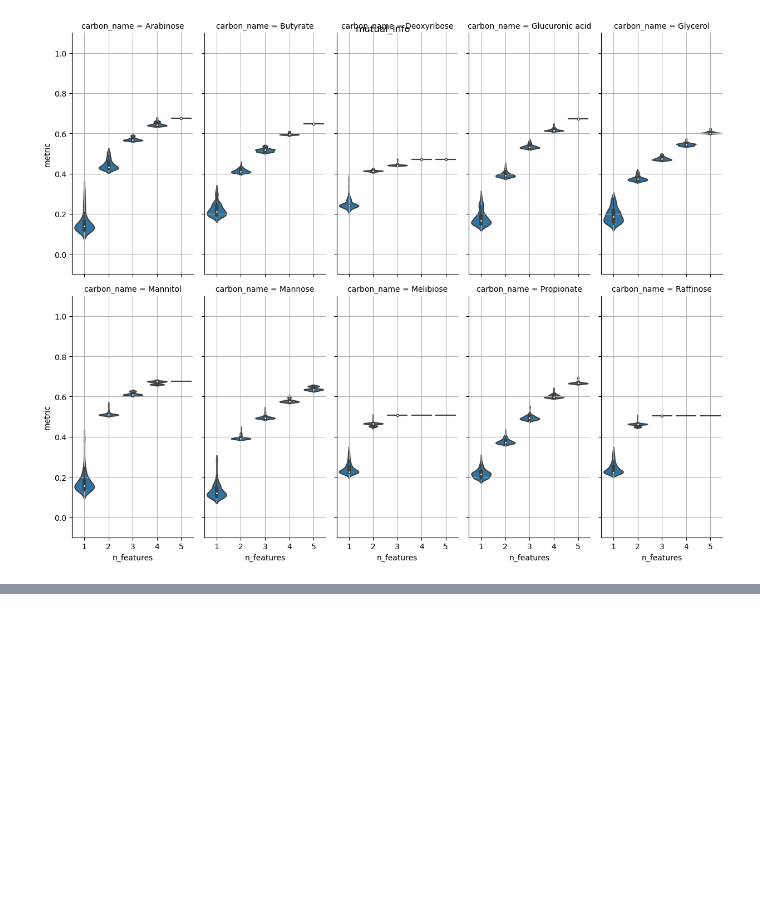
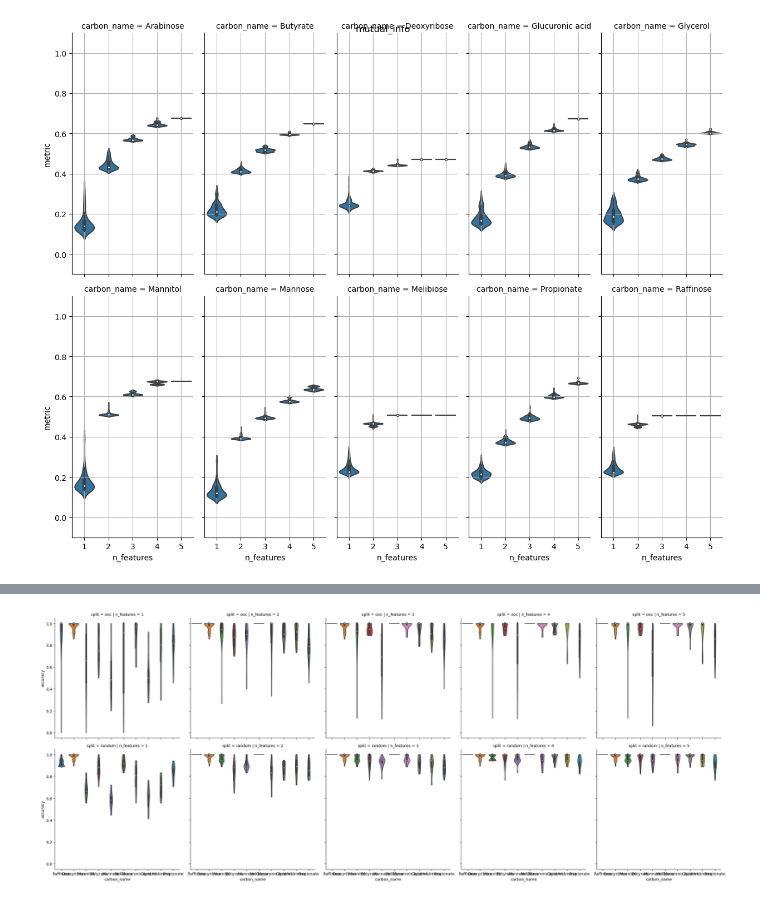
Before and after one commit to zeqianli/CarbonUtilization, a Jupyter notebook: figures_SI.ipynb, the cells around one changed output, grey strips where cells are left out. Cells and saved outputs as stored; diff of their text form; code cells hidden in the pictures; blank space fills up the shorter version.

```diff
--- a/figures_SI.ipynb
+++ b/figures_SI.ipynb
@@ -390,7 +451,7 @@ DIR_figure="/home/zeqianli/project/zeqian/Carbon/data/figure_data/SI/rf_hyperpar
 threads=48
 # p=Pool(threads)
 
-models={'null': [BernoulliNull,None],
+models_params={'null': [BernoulliNull,None],
         'RF_None_sqrt':[RF,{'n_estimators':100,'max_depth':None, 'max_features': 'sqrt'}],
         'RF_5_sqrt':[RF,{'n_estimators':100,'max_depth':5, 'max_features': 'sqrt'}],
         'RF_1_sqrt':[RF,{'n_estimators':100,'max_depth':1, 'max_features': 'sqrt'}],
@@ -422,4 +483,12 @@ split_params={'random': {
         #          'save_models':False
         #          }
         }
+
+models={}
+for model_name, (Model, model_params) in models_params.items():
+    for split_name, split_param in split_params.items():
+        params=split_param.copy()
+        params.update({'model_params': model_params})
+        models[f"{model_name}_{split_name}"]=[Model, params]
+
 datasets={'zeqian':zeqian}
@@ -1598,0 +1934,26 @@ Text(0.5, 0.98, 'mutual_info')
+# %%
+# Plot
+
+df_all=pd.read_pickle(f"{DIR_figure}/zeqian_split_nce_rf.pk")
+# %%
+df_all['features_str']=df_all['features'].map(lambda x: ','.join(np.sort(x)))
+min_metric_value=df_all['train_metric'].min()
+n_split=df_all['i_split'].max()+1
+
+def mean_metric(group):
+    return {'train_metric_mean': (group['train_metric'].sum()+min_metric_value*max((n_split-group.shape[0]),0))/max(group.shape[0],n_split),
+            'test_accuracy_mean': group['accuracy'].mean()}
+
+df_mean=[]
+for (carbon_name, split, n_featurs, features_str),group in df_all.groupby(['carbon_name','split','n_features','features_str']):
+    out={'carbon_name':carbon_name,'split':split,'n_features':n_featurs,'features_str':features_str}
+    out.update(mean_metric(group))
+    df_mean.append(out)
+
+df_mean=pd.DataFrame(df_mean)
+# N_top=100
+df_mean=df_mean.sort_values(by=['carbon_name','split','n_features','train_metric_mean'], ascending=[True,True,True,False])
+
+# df_mean=df_mean.groupby(['carbon_name','split','n_features']).head(N_top)
+
+# df_mean.merge(df_all, on=['carbon_name','split','n_features','features_str'], how='left')
@@ -1598,0 +1980,2 @@ Text(0.5, 0.98, 'mutual_info')
+# %%
+df_top=df_all.sort_values('train_metric',ascending=False).groupby(['carbon_name','i_split','n_features','split']).head(1).reset_index()
@@ -1598,0 +1998,5 @@ Text(0.5, 0.98, 'mutual_info')
+# %%
+sns.catplot(data=df_top, x='carbon_name', y='accuracy', row='split', col='n_features', kind='violin',cut=0)
+plt.gcf()
+# %% [output]
+[figure, added]
```
Also changed, not shown: parts of 85 cells of this notebook, 10 other files.
